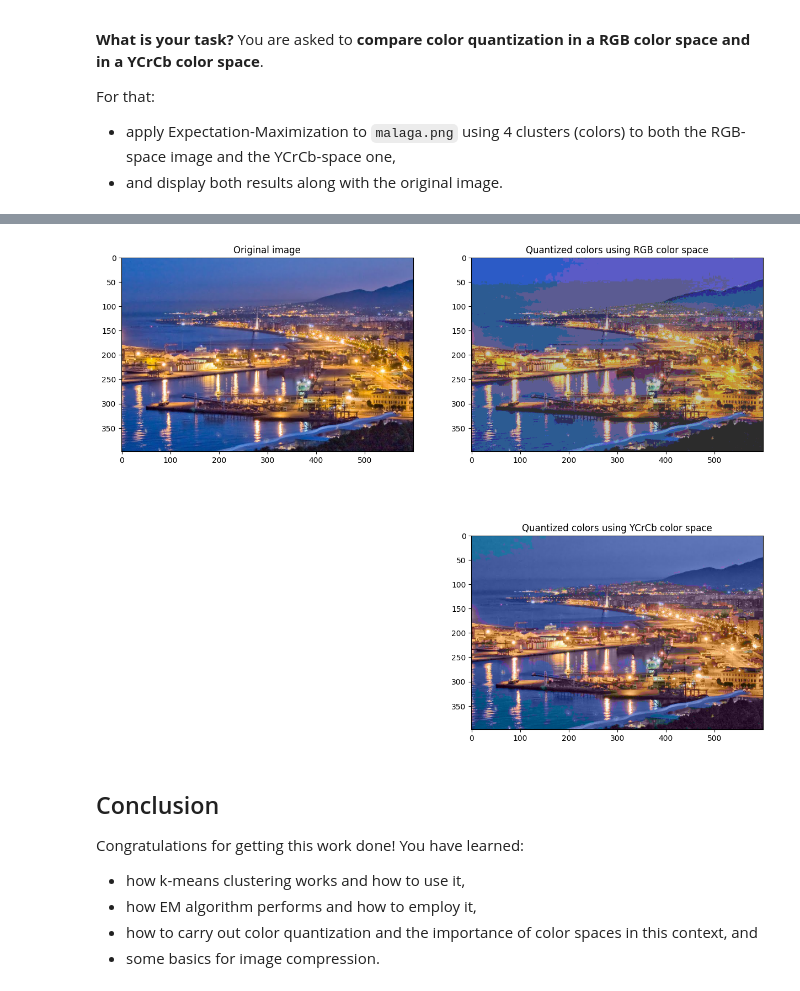
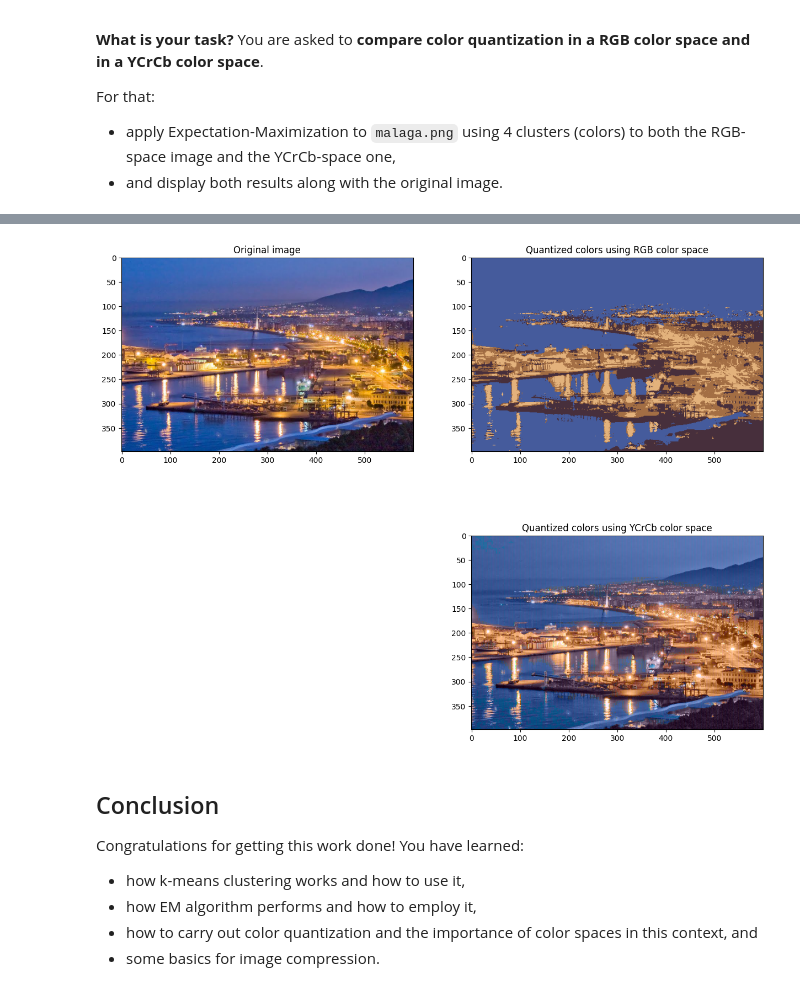
Before and after one commit to edugbau/CvEGB, a Jupyter notebook: Chapter 05. Image segmentation/5.2 Clustering-based techniques.ipynb, the cells around one changed output, grey strips where cells are left out. Drawn from its saved outputs; the diff is of its cells as text; code cells hidden in the pictures.

```diff
--- a/Chapter 05. Image segmentation/5.2 Clustering-based techniques.ipynb
+++ b/Chapter 05. Image segmentation/5.2 Clustering-based techniques.ipynb
@@ -620,12 +628,12 @@ image_RGB = cv2.cvtColor(image, cv2.COLOR_BGR2RGB)
 image_YCrCb = cv2.cvtColor(image, cv2.COLOR_BGR2YCrCb)
 
 # Flatten RGB image
-flattened_RGB = image_RGB.reshape((-1,1))
+flattened_RGB = image_RGB.reshape((-1,3))
 flattened_RGB = np.float32(flattened_RGB)
 
 # Flatten color bands of YCrCb image
 color_bands_YCrCb = image_YCrCb[:,:,1:3]
-flattened_YCrCb = color_bands_YCrCb.reshape((-1,1))
+flattened_YCrCb = color_bands_YCrCb.reshape((-1,3))
 flattened_YCrCb = np.float32(flattened_YCrCb)
 
 # Apply EM and get centers of clusters
@@ -644,34 +652,34 @@ res_YCrCb = centers_YCrCb[labels_YCrCb.flatten()]
 # Reshape to original shape
 quantized_RGB = res_RGB.reshape((image.shape))
 quantized_colors_YCrCb = res_YCrCb.reshape((image.shape[0:2]) + (2,))
 
 # Merge original first band with quantized color bands for YCrCb image
 quantized_YCrCb = np.zeros(image.shape)
 quantized_YCrCb[:,:,0] = image_YCrCb[:,:,0]
 quantized_YCrCb[:,:,[1,2]] = quantized_colors_YCrCb
 
 # Cast YCrCb image to unsigned data dype
 quantized_YCrCb = np.uint8(quantized_YCrCb)
 
 # Reconvert YCrCb image back to RGB
 quantized_YCrCb = cv2.cvtColor(quantized_YCrCb, cv2.COLOR_YCrCb2RGB)
 
 # Show original image
 plt.subplot(2,2,1)
 plt.title("Original image")
 plt.imshow(image_RGB)
 
 # Show resultant quantization using RGB color space
 plt.subplot(2,2,2)
 plt.title("Quantized colors using RGB color space")
 plt.imshow(quantized_RGB)
 
 # Show resultant quantization using YCrCb color space
 plt.subplot(2,2,4)
 plt.title("Quantized colors using YCrCb color space")
 plt.imshow(quantized_YCrCb);
 # %% [output]
-[figure, old version]
+[figure, new version]
 # %% [markdown]
 ## Conclusion
 
```
Also changed, not shown: parts of 6 cells of this notebook, 10 other files.
